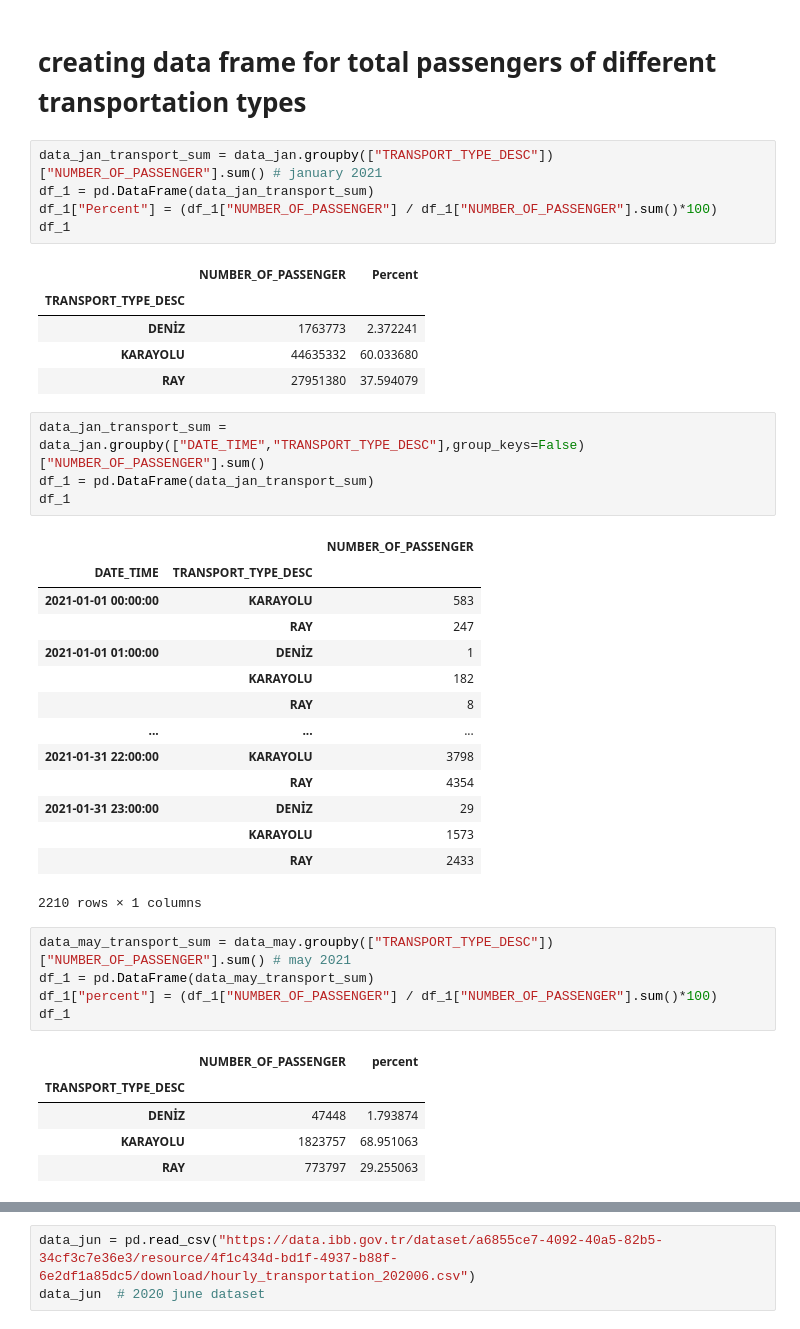
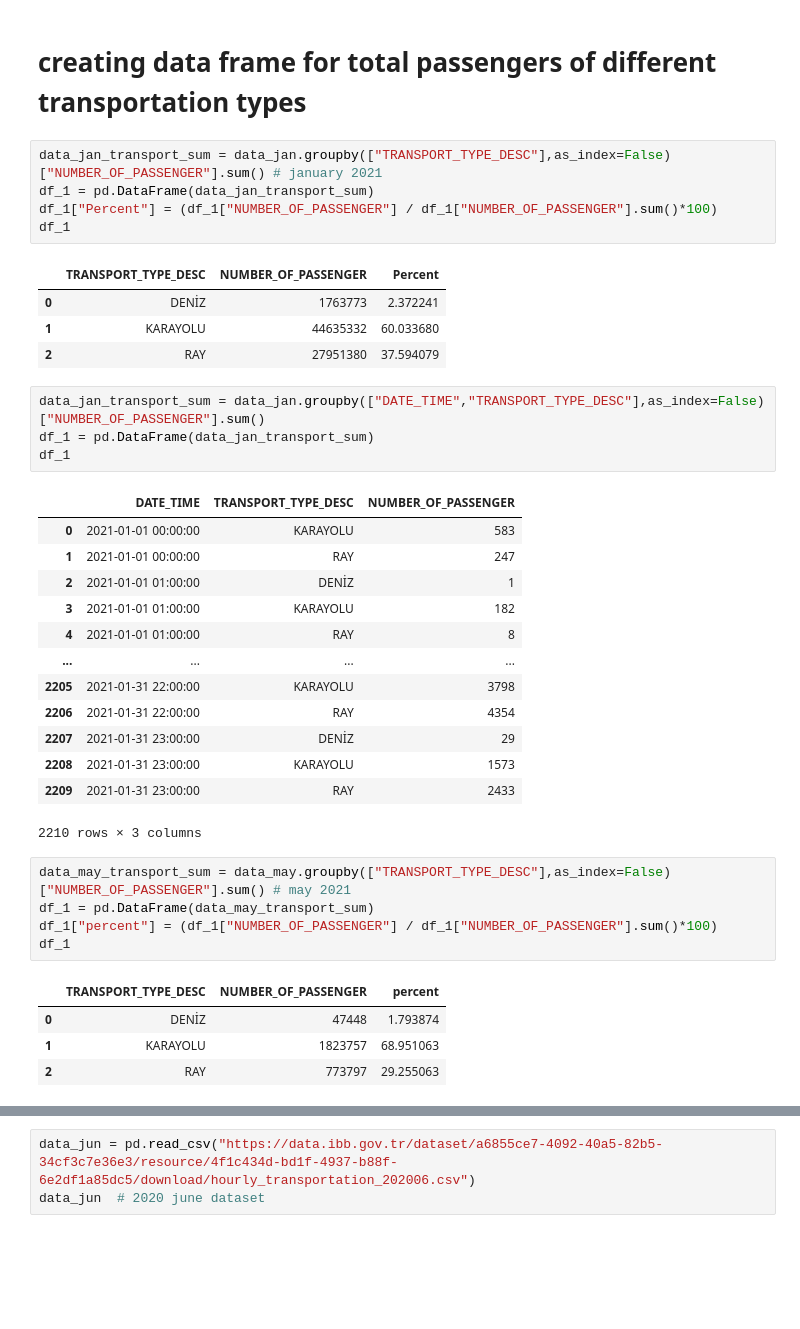
Before and after one commit to ozzden/mat381e, a Jupyter notebook: HW1.ipynb, the cells around one changed output, grey strips where cells are left out. Cells and saved outputs as stored; diff of their text form; blank space fills up the shorter version.

```diff
--- a/HW1.ipynb
+++ b/HW1.ipynb
@@ -87,44 +84,41 @@ def sort_value(data_month,name):
 # %% [markdown]
 # creating data frame for total passengers of different transportation types
 # %%
-data_jan_transport_sum = data_jan.groupby(["TRANSPORT_TYPE_DESC"])["NUMBER_OF_PASSENGER"].sum() # january 2021
+data_jan_transport_sum = data_jan.groupby(["TRANSPORT_TYPE_DESC"],as_index=False)["NUMBER_OF_PASSENGER"].sum() # january 2021
 df_1 = pd.DataFrame(data_jan_transport_sum)
 df_1["Percent"] = (df_1["NUMBER_OF_PASSENGER"] / df_1["NUMBER_OF_PASSENGER"].sum()*100)
 df_1
 # %% [output]
-|  | NUMBER_OF_PASSENGER | Percent |
-| TRANSPORT_TYPE_DESC |  |  |
-| DENİZ | 1763773 | 2.372241 |
-| KARAYOLU | 44635332 | 60.033680 |
-| RAY | 27951380 | 37.594079 |
+|  | TRANSPORT_TYPE_DESC | NUMBER_OF_PASSENGER | Percent |
+| 0 | DENİZ | 1763773 | 2.372241 |
+| 1 | KARAYOLU | 44635332 | 60.033680 |
+| 2 | RAY | 27951380 | 37.594079 |
 # %%
-data_jan_transport_sum = data_jan.groupby(["DATE_TIME","TRANSPORT_TYPE_DESC"],group_keys=False)["NUMBER_OF_PASSENGER"].sum()
+data_jan_transport_sum = data_jan.groupby(["DATE_TIME","TRANSPORT_TYPE_DESC"],as_index=False)["NUMBER_OF_PASSENGER"].sum()
 df_1 = pd.DataFrame(data_jan_transport_sum)
 df_1
 # %% [output]
-|  |  | NUMBER_OF_PASSENGER |
-| DATE_TIME | TRANSPORT_TYPE_DESC |  |
-| 2021-01-01 00:00:00 | KARAYOLU | 583 |
-|  | RAY | 247 |
-| 2021-01-01 01:00:00 | DENİZ | 1 |
-|  | KARAYOLU | 182 |
-|  | RAY | 8 |
-| ... | ... | ... |
-| 2021-01-31 22:00:00 | KARAYOLU | 3798 |
-|  | RAY | 4354 |
-| 2021-01-31 23:00:00 | DENİZ | 29 |
-|  | KARAYOLU | 1573 |
-|  | RAY | 2433 |
+|  | DATE_TIME | TRANSPORT_TYPE_DESC | NUMBER_OF_PASSENGER |
+| 0 | 2021-01-01 00:00:00 | KARAYOLU | 583 |
+| 1 | 2021-01-01 00:00:00 | RAY | 247 |
+| 2 | 2021-01-01 01:00:00 | DENİZ | 1 |
+| 3 | 2021-01-01 01:00:00 | KARAYOLU | 182 |
+| 4 | 2021-01-01 01:00:00 | RAY | 8 |
+| ... | ... | ... | ... |
+| 2205 | 2021-01-31 22:00:00 | KARAYOLU | 3798 |
+| 2206 | 2021-01-31 22:00:00 | RAY | 4354 |
+| 2207 | 2021-01-31 23:00:00 | DENİZ | 29 |
+| 2208 | 2021-01-31 23:00:00 | KARAYOLU | 1573 |
+| 2209 | 2021-01-31 23:00:00 | RAY | 2433 |
-2210 rows × 1 columns
+2210 rows × 3 columns
 # %%
-data_may_transport_sum = data_may.groupby(["TRANSPORT_TYPE_DESC"])["NUMBER_OF_PASSENGER"].sum() # may 2021
+data_may_transport_sum = data_may.groupby(["TRANSPORT_TYPE_DESC"],as_index=False)["NUMBER_OF_PASSENGER"].sum() # may 2021
 df_1 = pd.DataFrame(data_may_transport_sum)
 df_1["percent"] = (df_1["NUMBER_OF_PASSENGER"] / df_1["NUMBER_OF_PASSENGER"].sum()*100)
 df_1
 # %% [output]
-|  | NUMBER_OF_PASSENGER | percent |
-| TRANSPORT_TYPE_DESC |  |  |
-| DENİZ | 47448 | 1.793874 |
-| KARAYOLU | 1823757 | 68.951063 |
-| RAY | 773797 | 29.255063 |
+|  | TRANSPORT_TYPE_DESC | NUMBER_OF_PASSENGER | percent |
+| 0 | DENİZ | 47448 | 1.793874 |
+| 1 | KARAYOLU | 1823757 | 68.951063 |
+| 2 | RAY | 773797 | 29.255063 |
 # %%
```
Also changed, not shown: parts of 20 cells of this notebook.
